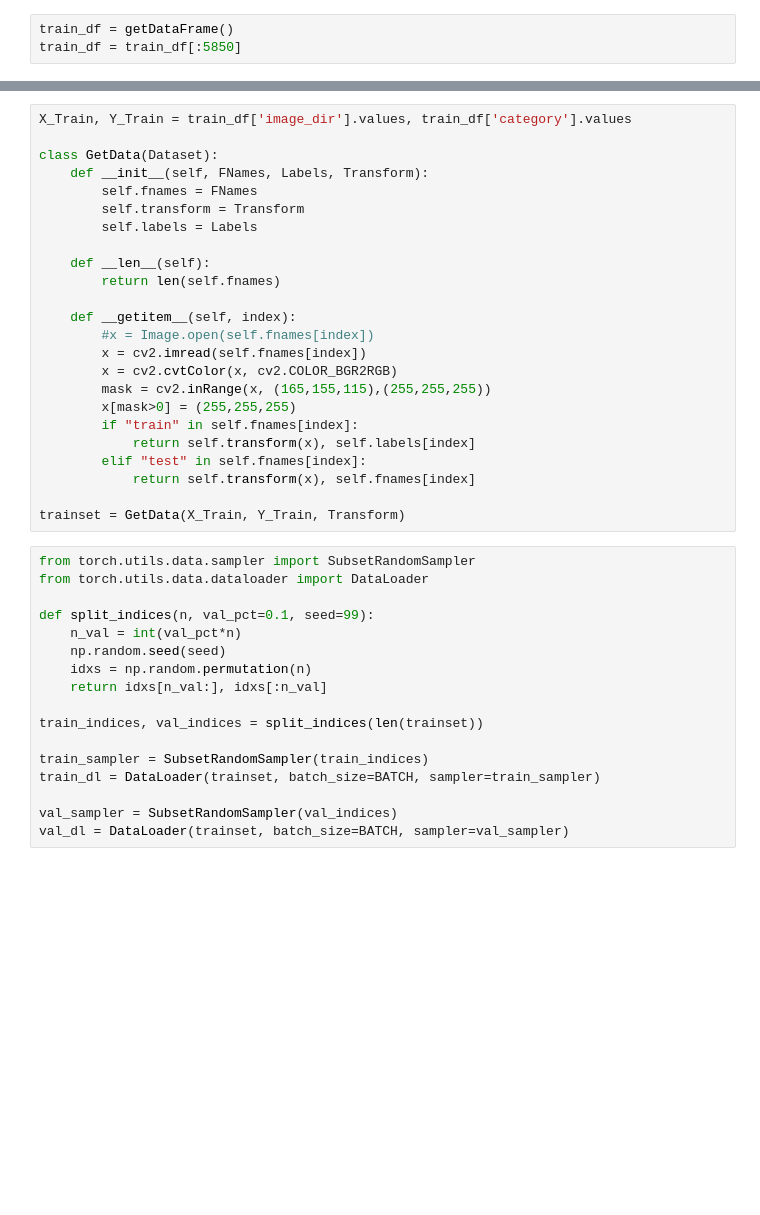
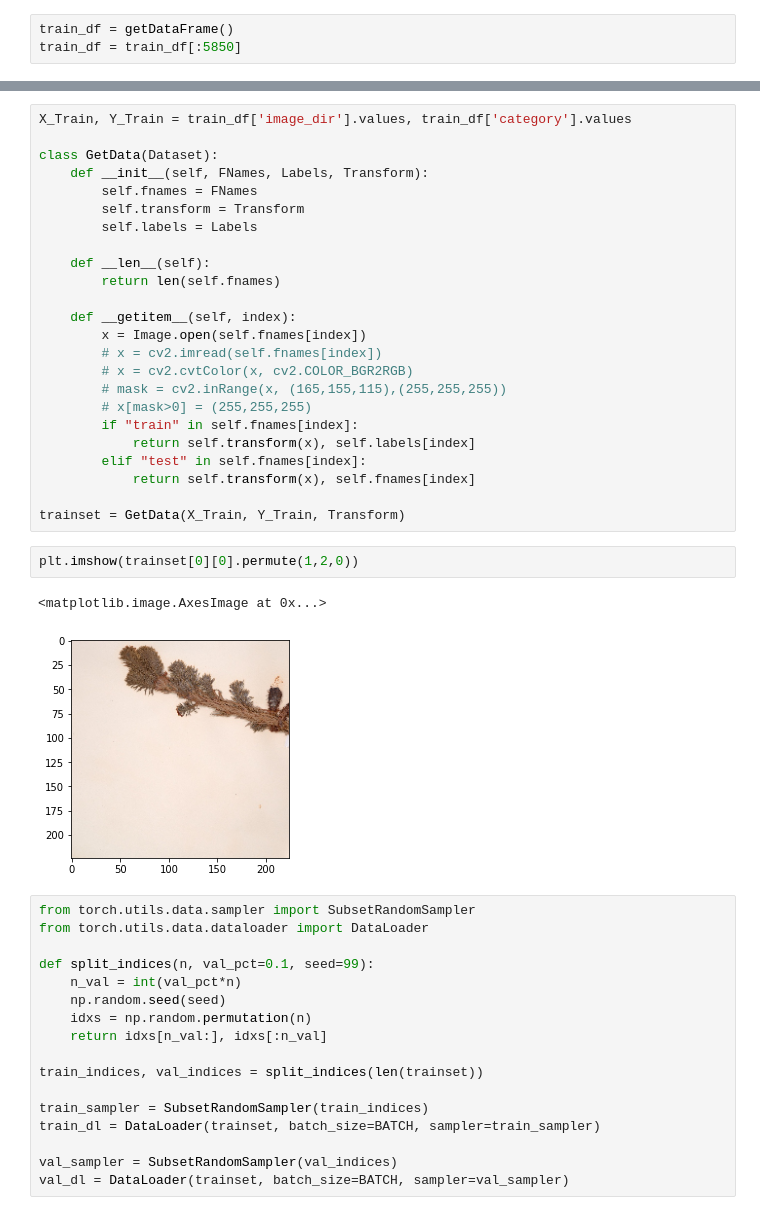
Before and after one commit to liuyoshio/Herbarium-Identification, a Jupyter notebook: processImg.ipynb, the cells around one changed output, grey strips where cells are left out. Cells and saved outputs as stored; diff of their text form; blank space fills up the shorter version.

```diff
--- a/processImg.ipynb
+++ b/processImg.ipynb
@@ -54,17 +64,22 @@ class GetData(Dataset):
         return len(self.fnames)
 
     def __getitem__(self, index):
-        #x = Image.open(self.fnames[index])
-        x = cv2.imread(self.fnames[index])
-        x = cv2.cvtColor(x, cv2.COLOR_BGR2RGB)
-        mask = cv2.inRange(x, (165,155,115),(255,255,255))
-        x[mask>0] = (255,255,255)
+        x = Image.open(self.fnames[index])
+        # x = cv2.imread(self.fnames[index])
+        # x = cv2.cvtColor(x, cv2.COLOR_BGR2RGB)
+        # mask = cv2.inRange(x, (165,155,115),(255,255,255))
+        # x[mask>0] = (255,255,255)
         if "train" in self.fnames[index]:
             return self.transform(x), self.labels[index]
         elif "test" in self.fnames[index]:
             return self.transform(x), self.fnames[index]
 
 trainset = GetData(X_Train, Y_Train, Transform)
+# %%
+plt.imshow(trainset[0][0].permute(1,2,0))
+# %% [output]
+<matplotlib.image.AxesImage at 0x...>
+[figure, added]
 # %%
 from torch.utils.data.sampler import SubsetRandomSampler
 from torch.utils.data.dataloader import DataLoader
```
Also changed, not shown: parts of 9 cells of this notebook, 2 other files.
